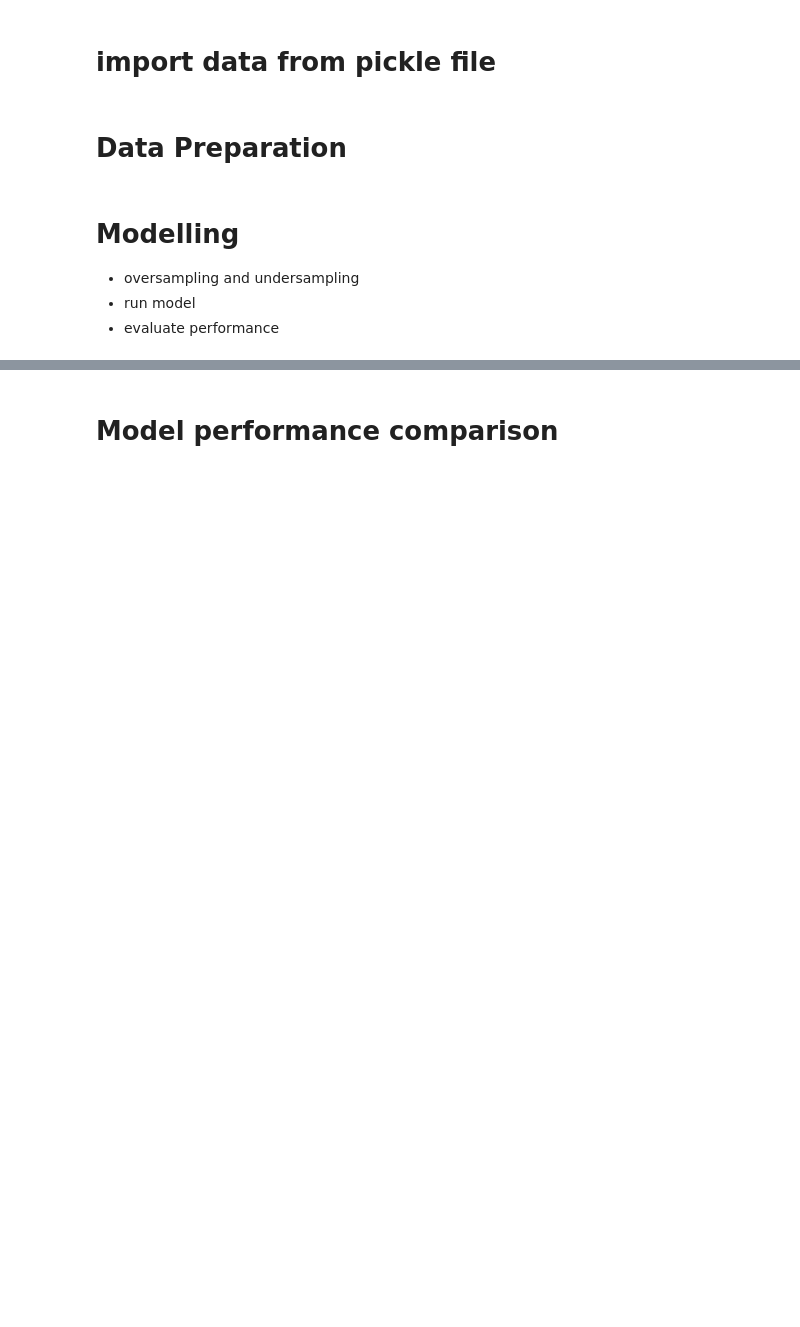
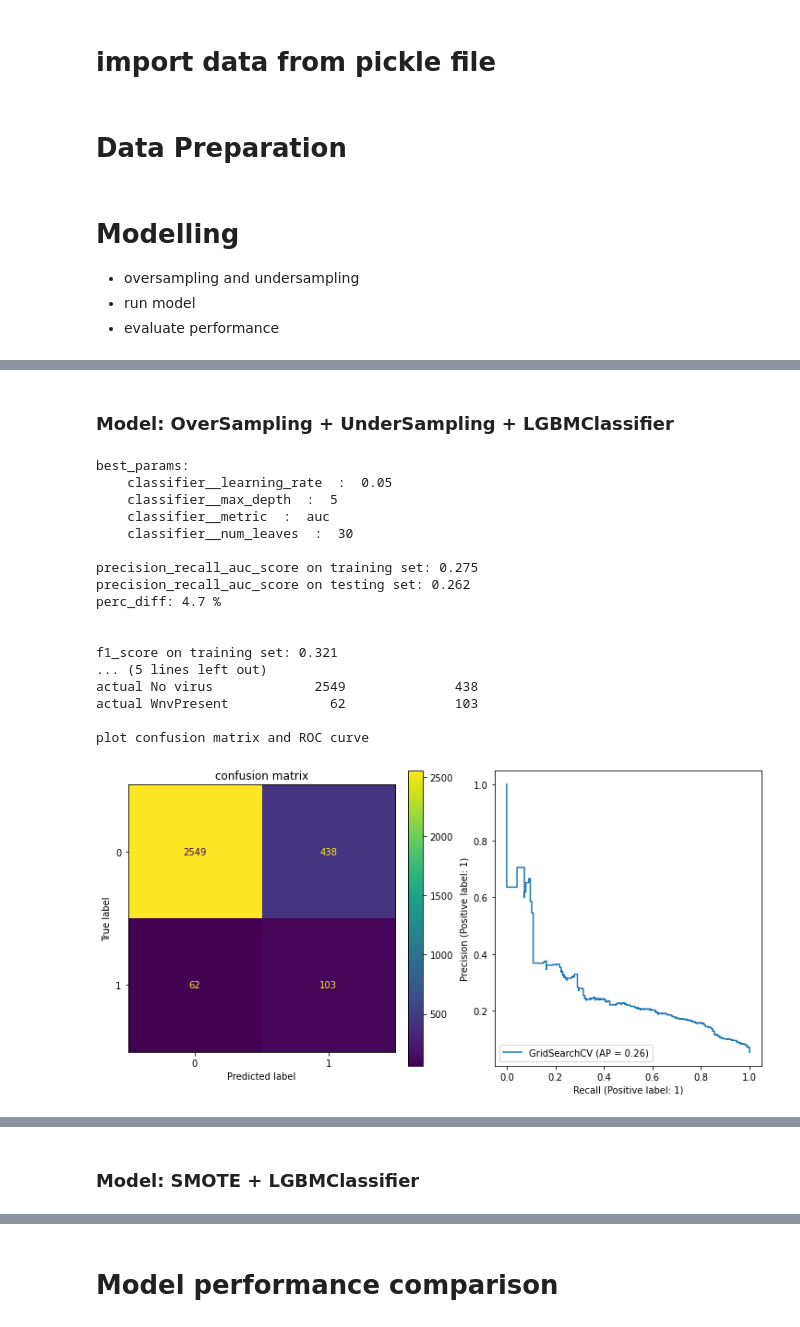
Before and after one commit to oliverfyh/Project-West-Nile-Virus-Prediction, a Jupyter notebook: code/03_modeling.ipynb, the cells around one changed output, grey strips where cells are left out. Drawn from its saved outputs; the diff is of its cells as text; code cells hidden in the pictures; blank space fills up the shorter version.

```diff
--- a/code/03_modeling.ipynb
+++ b/code/03_modeling.ipynb
@@ -354,0 +302,50 @@ plot confusion matrix and ROC curve
+# %% [markdown]
+### Model: OverSampling + UnderSampling + LGBMClassifier
+# %%
+# define pipeline
+over = RandomOverSampler(sampling_strategy=0.1, random_state=random_key)
+under = RandomUnderSampler(sampling_strategy=0.5, random_state=random_key)
+model = lgb.LGBMClassifier(objective='binary', random_state=random_key)
+
+steps = [('o', over), ('u', under), ('classifier', model)]
+pipe = Pipeline(steps=steps)
+
+
+#pipeline parameters
+pipe_params = { 'classifier__num_leaves' : [30,35,40],   #The number of trees in the forest.
+                'classifier__learning_rate' : [.01,0.05],   #The number of trees in the forest.
+                'classifier__max_depth' : [4,5,6],              #The maximum depth of the tree.
+                'classifier__metric' : ['auc', 'binary_logloss']              #The maximum depth of the tree.
+                }
+
+# Instantiate GridSearchCV.
+#tscv = TimeSeriesSplit(n_splits=3)
+gs_oulgb = GridSearchCV(pipe, # what object are we optimizing?
+                    param_grid = pipe_params, # what parameters values are we searching?
+                    cv=5, # 3-fold cross-validation.
+                    n_jobs=-1,
+                    scoring='average_precision'
+                    )
+
+#finding the best hypermeter list for the model
+result = run_model(gs_oulgb, "OverSampling + UnderSampling + LightGBM",  X_train, y_train, X_test, y_test )
+result_list.append(result)
+# %% [output]
+best_params:
+    classifier__learning_rate  :  0.05
+    classifier__max_depth  :  5
+    classifier__metric  :  auc
+    classifier__num_leaves  :  30
+
+precision_recall_auc_score on training set: 0.275
+precision_recall_auc_score on testing set: 0.262
+perc_diff: 4.7 %
+
+
+f1_score on training set: 0.321
+... (5 lines left out)
+actual No virus             2549              438
+actual WnvPresent             62              103
+
+plot confusion matrix and ROC curve
+[figure, added]
@@ -354,0 +353,2 @@ plot confusion matrix and ROC curve
+# %% [markdown]
+### Model: SMOTE + LGBMClassifier
```
Also changed, not shown: parts of 16 cells of this notebook, 2 other files.
